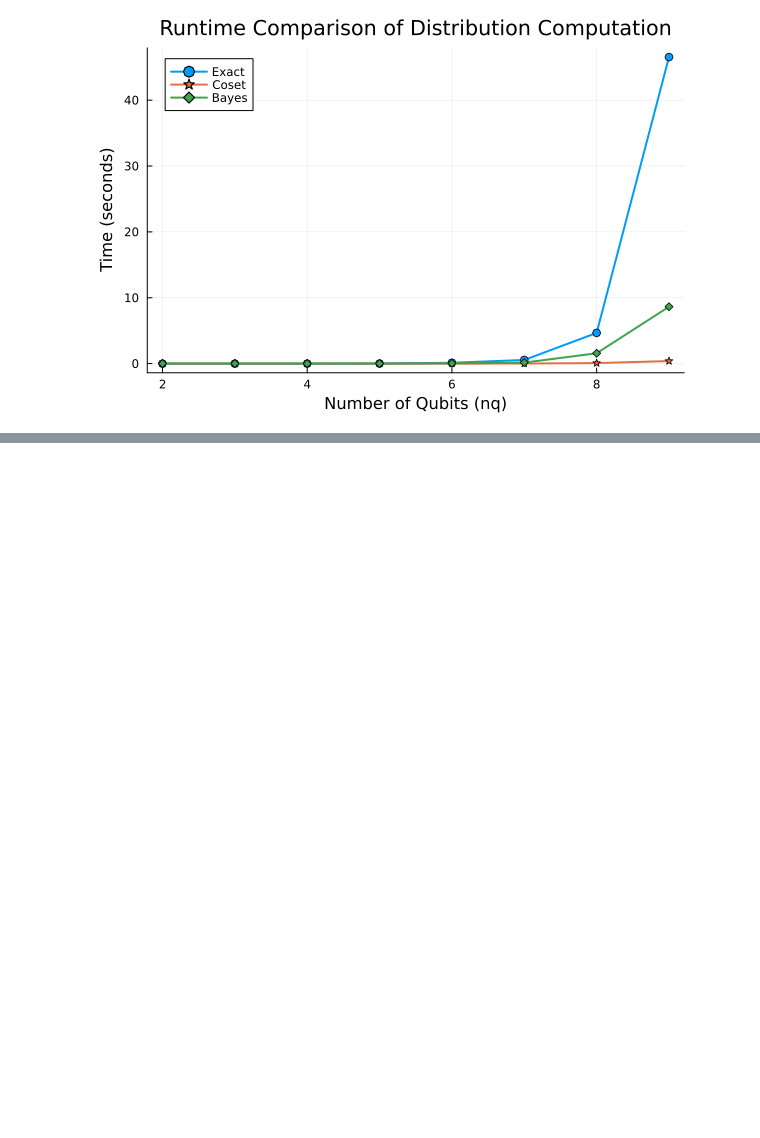
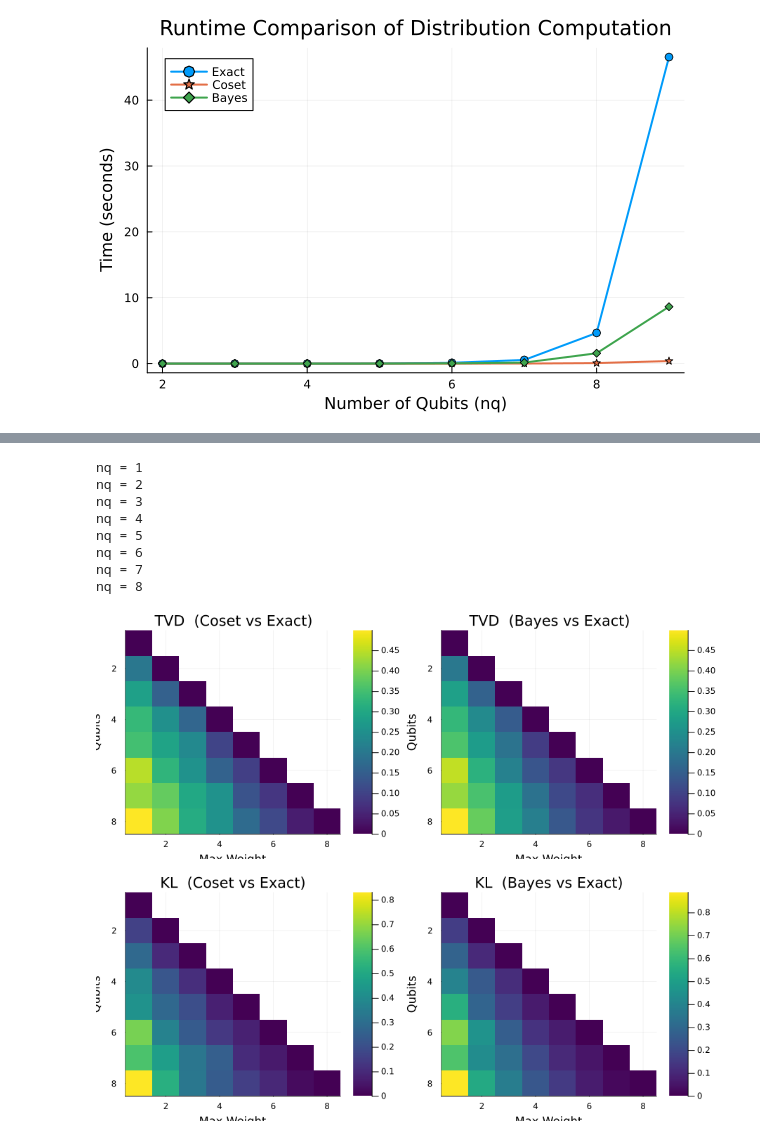
Before and after one commit to josheligoldman/PauliSampling.jl, a Jupyter notebook: numerics/distributions.ipynb, the cells around one changed output, grey strips where cells are left out. Drawn from its saved outputs; the diff is of its cells as text; code cells hidden in the pictures; blank space fills up the shorter version.

```diff
--- a/numerics/distributions.ipynb
+++ b/numerics/distributions.ipynb
@@ -129,0 +290,54 @@ title!("Runtime Comparison of Distribution Computation")
+# %%
+max_nq = 8
+M = 5
+weight_axis = 1:max_nq
+
+tvd_coset_map = fill(NaN, max_nq, max_nq)
+tvd_bayes_map = fill(NaN, max_nq, max_nq)
+kl_coset_map = fill(NaN, max_nq, max_nq)
+kl_bayes_map = fill(NaN, max_nq, max_nq)
+
+for nq in 1:max_nq
+    @show nq
+    flush(stdout)
+    for w in 1:nq
+        tvc, klc, tvb, klb = avg_metrics_for_weight(nq, w, M)
+        tvd_coset_map[nq, w] = tvc
+        kl_coset_map[nq,  w] = klc
+        tvd_bayes_map[nq, w] = tvb
+        kl_bayes_map[nq,  w] = klb
+    end
+end
+
+function pretty_heat(mat, title_str)
+    heatmap(weight_axis,
+            1:max_nq,
+            mat;
+            xlabel = "Max Weight",
+            ylabel = "Qubits",
+            yflip  = true,
+            c = :viridis,
+            title = title_str,
+            clims = (0, maximum(skipmissing(mat))))
+end
+
+tvd_plots = plot(pretty_heat(tvd_coset_map, "TVD  (Coset vs Exact)"),
+     pretty_heat(tvd_bayes_map, "TVD  (Bayes vs Exact)");
+     layout = (1,2), size = (900,350))
+display(tvd_plots)
+
+kl_plots = plot(pretty_heat(kl_coset_map,  "KL  (Coset vs Exact)"),
+     pretty_heat(kl_bayes_map,  "KL  (Bayes vs Exact)");
+     layout = (1,2), size = (900,350))
+display(kl_plots)
+# %% [output]
+nq = 1
+nq = 2
+nq = 3
+nq = 4
+nq = 5
+nq = 6
+nq = 7
+nq = 8
+[figure, added]
+[figure, added]
```
Also changed, not shown: parts of 25 cells of this notebook, 3 other files.
